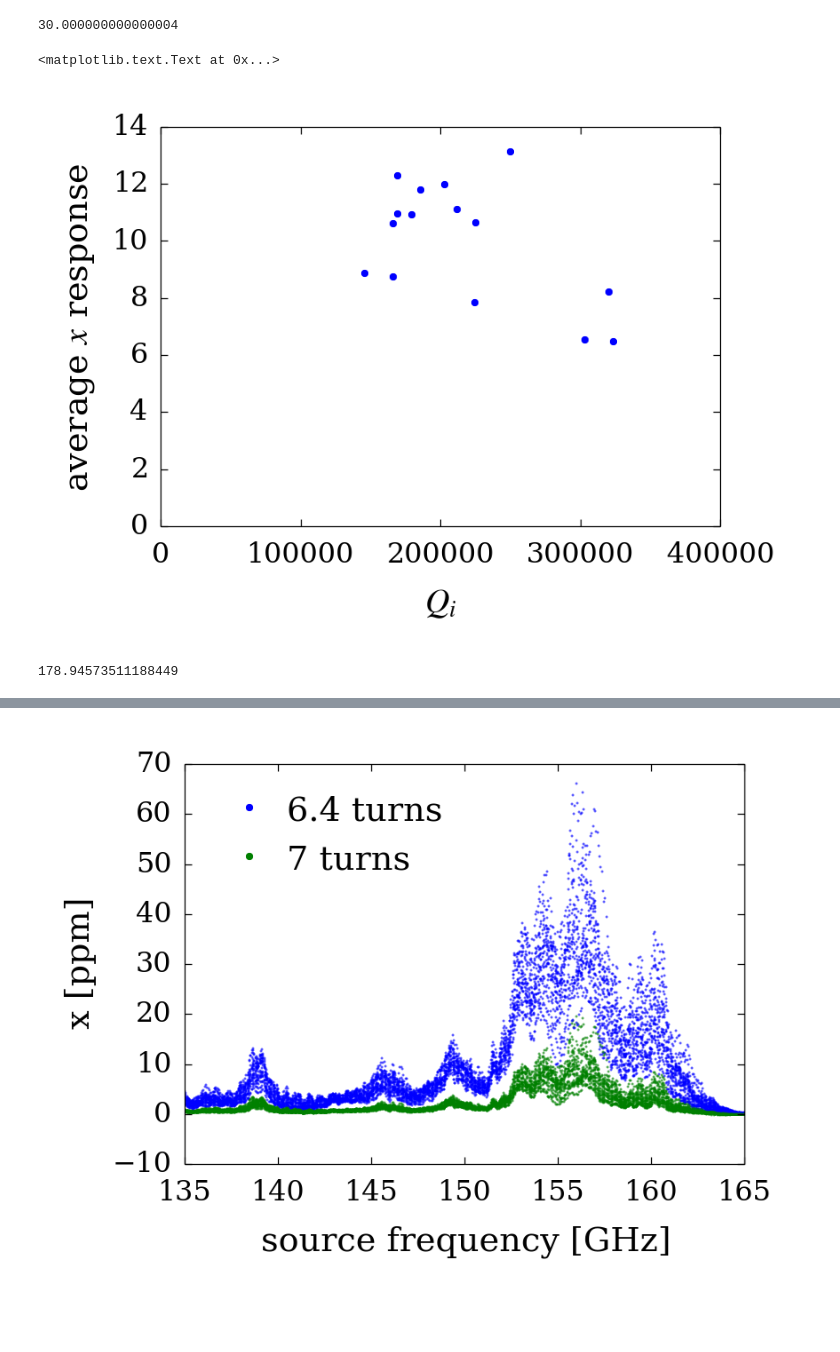
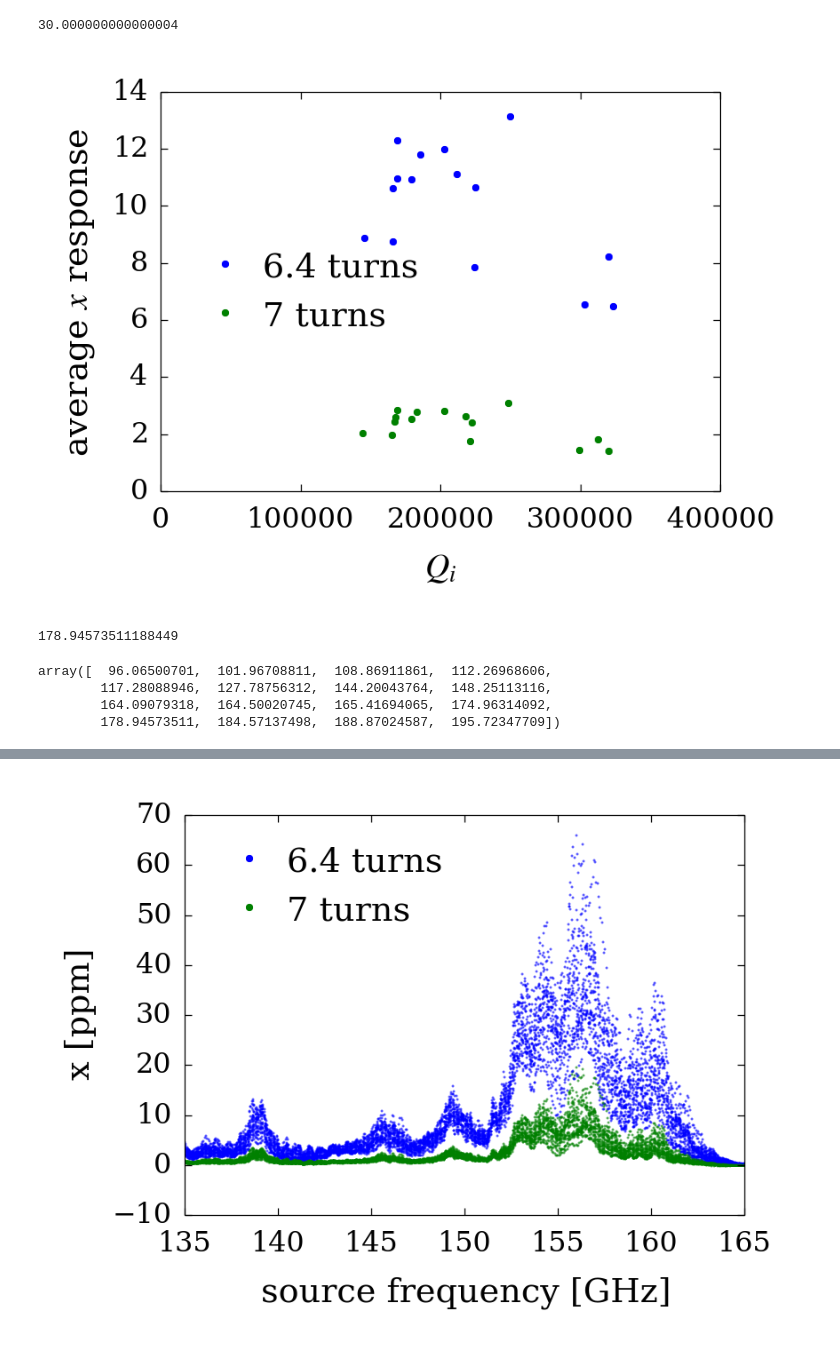
Before and after one commit to danielflanigan/ColumbiaCMB-notebooks, a Jupyter notebook: mkid/STAR_Cryo_140825/0813f8/2014-11-21_first_mmw_sweep.ipynb, the cells around one changed output, grey strips where cells are left out. Cells and saved outputs as stored; diff of their text form; code cells hidden in the pictures; blank space fills up the shorter version.

```diff
--- a/mkid/STAR_Cryo_140825/0813f8/2014-11-21_first_mmw_sweep.ipynb
+++ b/mkid/STAR_Cryo_140825/0813f8/2014-11-21_first_mmw_sweep.ipynb
@@ -51,0 +45,3 @@ plt.ylabel('$x$')
+# %%
+mmw7 = [process_mmw_response.MmwResponse(nc_7_turns, n)
+        for n in range(16)]
@@ -52,25 +53,40 @@ plt.ylabel('$x$')
+# %%
+sorted7 = sorted(mmw7, key=lambda mmw: mmw.resonator.f_0)
 # %%
 integrated_response_6p4 = [np.trapz(1e6 * mmw.mmw_frac_response, x=1e-9*mmw.mmw_freq)
-                           for mmw in mmw6p4]
+                           for mmw in sorted6p4]
+# %%
+integrated_response_7 = [np.trapz(1e6 * mmw.mmw_frac_response, x=1e-9*mmw.mmw_freq)
+                           for mmw in sorted7]
 # %%
 bandwidth_GHz = 1e-9 * mmw6p4[0].mmw_freq.ptp()
 bandwidth_GHz
 # %% [output]
 30.000000000000004
 # %%
-plt.plot([mmw.resonator.Q_i for mmw in mmw6p4], integrated_response_6p4 / bandwidth_GHz, '.')
+plt.plot([mmw.resonator.Q_i for mmw in sorted6p4], integrated_response_6p4 / bandwidth_GHz, '.',
+         label='6.4 turns')
+plt.plot([mmw.resonator.Q_i for mmw in sorted7], integrated_response_7 / bandwidth_GHz, '.',
+         label='7 turns')
 plt.xlim(0, 4e5)
 plt.ylim(0, 14)
 plt.xticks(np.arange(5)*1e5)
 plt.xlabel(r'$Q_i$')
 plt.ylabel('average $x$ response')
+plt.legend(loc='best');
 # %% [output]
-<matplotlib.text.Text at 0x...>
-[figure, old version]
+[figure, new version]
 # %%
 fit_16 = np.load('/home/data2/resonances/2014-11-17_0813f8_140825-3_fit_16.npy')
 fit_16[12]
 # %% [output]
 178.94573511188449
+# %%
+fit_16
+# %% [output]
+array([  96.06500701,  101.96708811,  108.86911861,  112.26968606,
+        117.28088946,  127.78756312,  144.20043764,  148.25113116,
+        164.09079318,  164.50020745,  165.41694065,  174.96314092,
+        178.94573511,  184.57137498,  188.87024587,  195.72347709])
 # %%
 read_out = np.array([x not in [6, 7, 11, 13] for x in range(20)])
```
Also changed, not shown: parts of 22 cells of this notebook.
